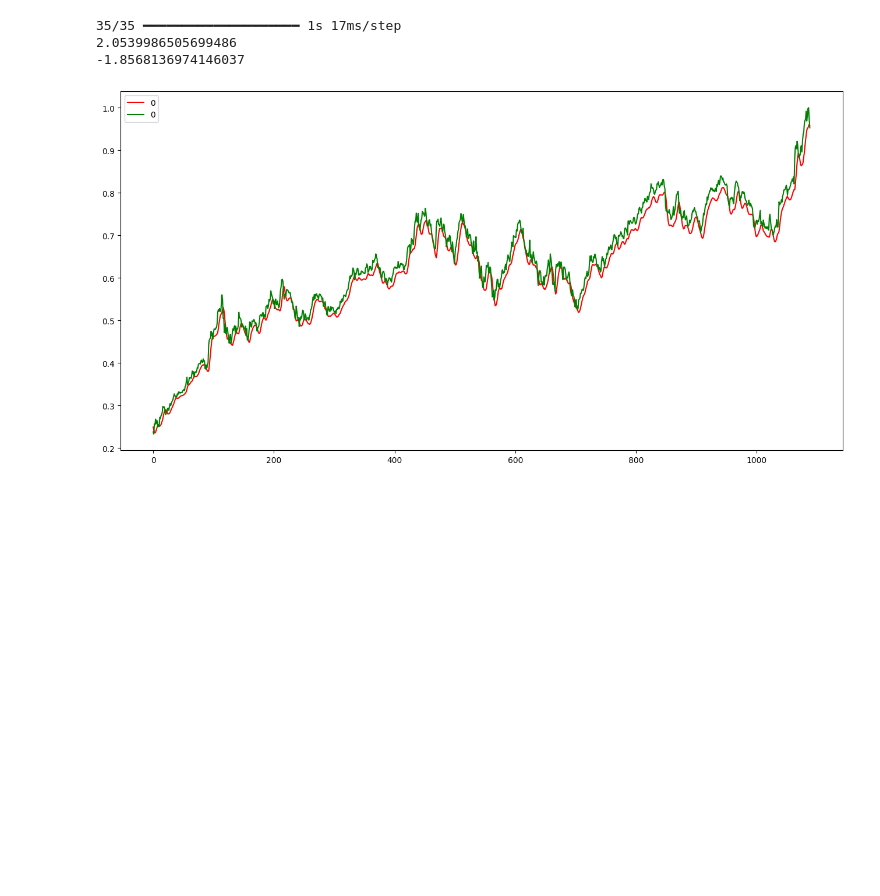
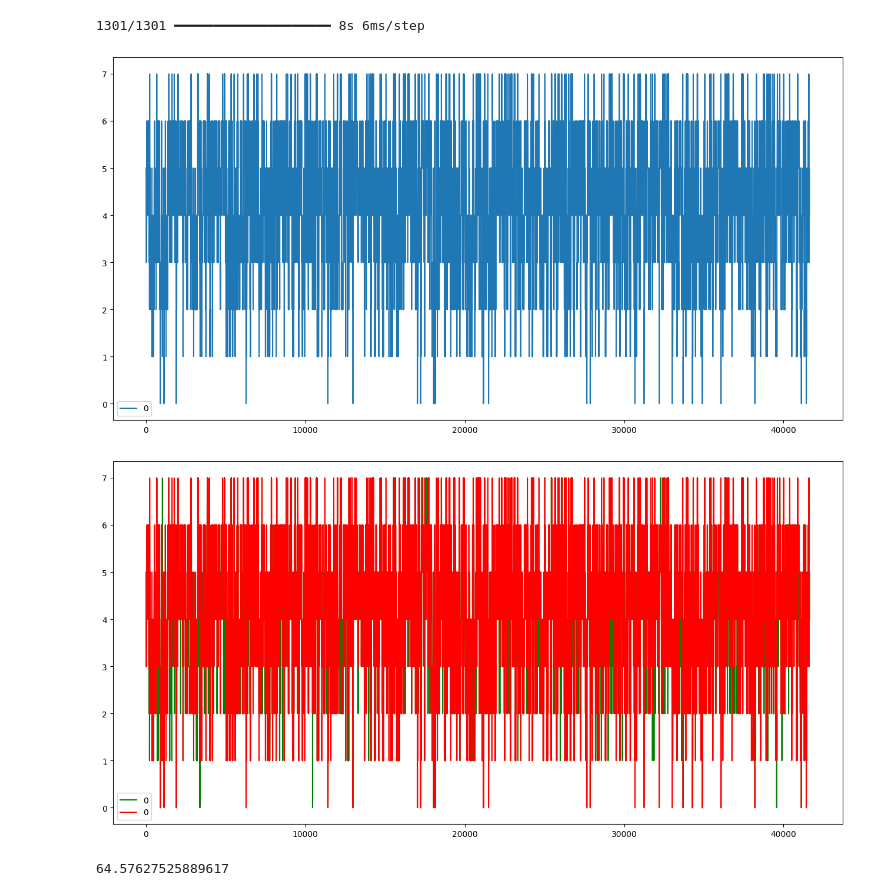
Before and after one commit to MaligarosNotes/Stock-Predict-Summer-24--Attempts, a Jupyter notebook: 6th.ipynb, the cells around one changed output. Cells and saved outputs as stored; diff of their text form; code cells hidden in the pictures; blank space fills up the shorter version.

```diff
--- a/6th.ipynb
+++ b/6th.ipynb
@@ -26,14 +26,4 @@ from tensorflow.keras.optimizers import Adam
 from tensorflow.keras.models import load_model
 import random
 import scipy.stats as st
-# %%
-def DataPrep(e='e'):
-
-
-
-
-
-
-
-    return e
 # %%
@@ -152,18 +195,28 @@ Epoch 5/5
 # %%
 model3 = load_model('model/6th.keras')
 y_pred = model3.predict(X_test)
+y_pred_acc = np.argmax(y_pred,axis=1)
+Y_test_acc = np.argmax(Y_test,axis=1)
+Y_test_acc.shape,y_pred_acc.shape
+# print(y_pred.shape)
+# avg_error = (np.sum(np.sqrt((Y_test - y_pred)**2)))/len(Y_test)*100
+# print(avg_error)
+# avg_error = (np.sum(y_pred - Y_test))/len(Y_test)*100
+# print(avg_error)
 
-avg_error = (np.sum(np.sqrt((Y_test - y_pred)**2)))/len(Y_test)*100
-print(avg_error)
-avg_error = (np.sum(y_pred - Y_test))/len(Y_test)*100
-print(avg_error)
-
-y_pred,sp500_Y_test = pd.DataFrame(y_pred),pd.DataFrame(Y_test)
-for i in range(0,y_pred.shape[1]):
-    oneday= pd.concat([y_pred[i],sp500_Y_test[i]],axis=1)
-    oneday.plot(figsize=(16,8),color = ('red','green'))
+sp500_y_pred,sp500_Y_test = pd.DataFrame(y_pred_acc),pd.DataFrame(Y_test_acc)
+sp500_Y_test.plot(figsize=(16,8))
+for i in range(0,sp500_y_pred.shape[1]):
+    oneday= pd.concat([sp500_y_pred[i],sp500_Y_test[i]],axis=1)
+    oneday.plot(figsize=(16,8),color = ('green','red'))
 # %% [output]
-35/35 ━━━━━━━━━━━━━━━━━━━━ 1s 17ms/step
-2.0539986505699486
--1.8568136974146037
+1301/1301 ━━━━━━━━━━━━━━━━━━━━ 8s 6ms/step
-[figure, old version]
+[figure, new version]
+[figure, added]
+# %%
+fawk = y_pred_acc == Y_test_acc.reshape(-1)
+fawk = fawk.astype(int)
+fawk = np.sum(fawk)/len(fawk)*100
+fawk
+# %% [output]
+64.57627525889617
```
Also changed, not shown: parts of 5 cells of this notebook, 2 other files.
